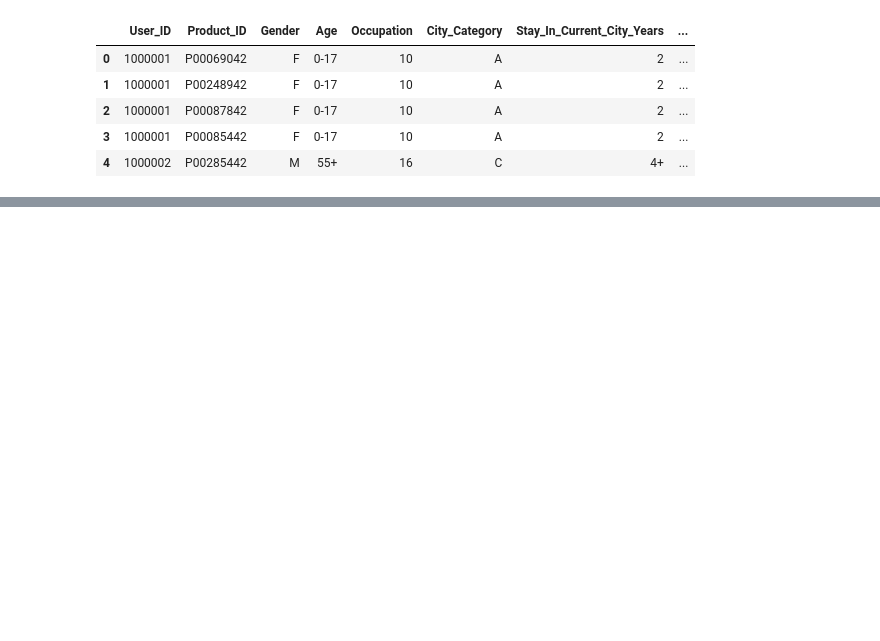
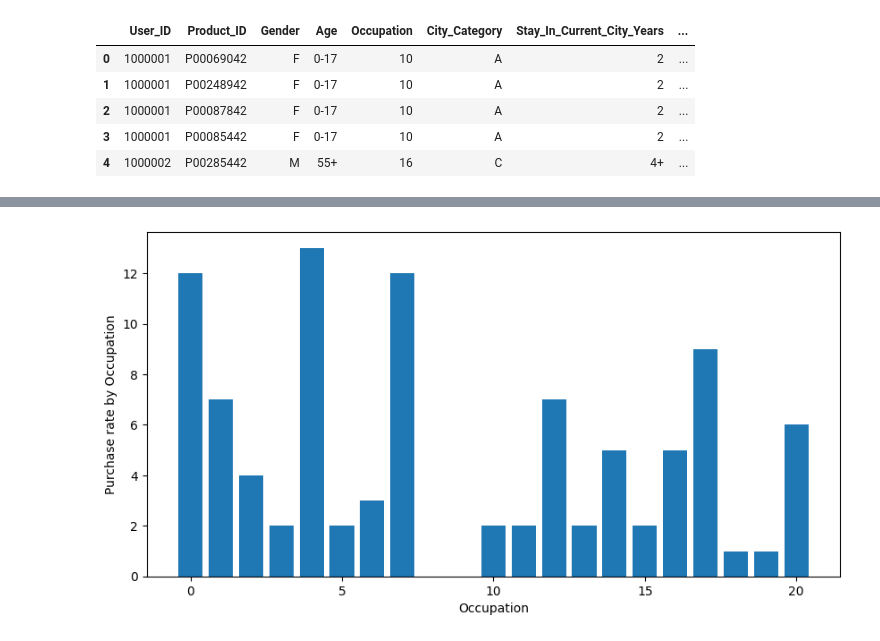
Before and after one commit to INA-95/retail_customer_behavior_analysis, a Jupyter notebook: walmart_customer_behavior_analysis.ipynb, the cells around one changed output, grey strips where cells are left out. Cells and saved outputs as stored; diff of their text form; code cells hidden in the pictures; blank space fills up the shorter version.

```diff
--- a/walmart_customer_behavior_analysis.ipynb
+++ b/walmart_customer_behavior_analysis.ipynb
@@ -204,0 +157,3 @@ Name: Product_ID, Length: 3472, dtype: int64
+# %%
+occu_purchase['percentage'] = round((occu_purchase['Purchase'] / occu_purchase['Purchase'].sum()) * 100, 0)
+occu_purchase
@@ -204,0 +178,12 @@ Name: Product_ID, Length: 3472, dtype: int64
+# %%
+x = occu_purchase['Occupation'].tolist()
+y = occu_purchase['percentage'].tolist()
+
+fig = plt.figure(figsize = (10, 5))
+
+plt.bar(x, y)
+plt.xlabel("Occupation")
+plt.ylabel("Purchase rate by Occupation")
+plt.show()
+# %% [output]
+[figure, added]
```
Also changed, not shown: parts of 34 cells of this notebook.
